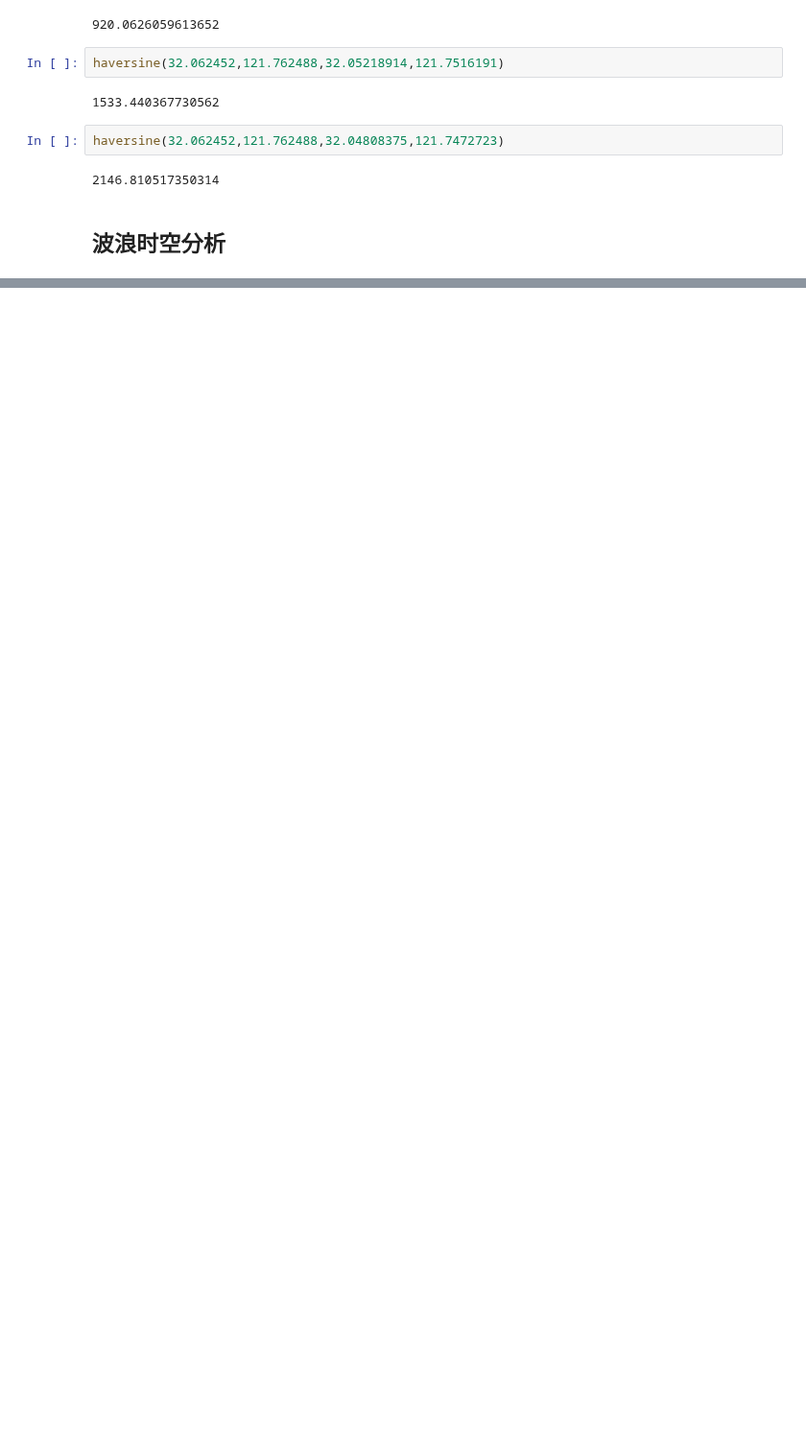
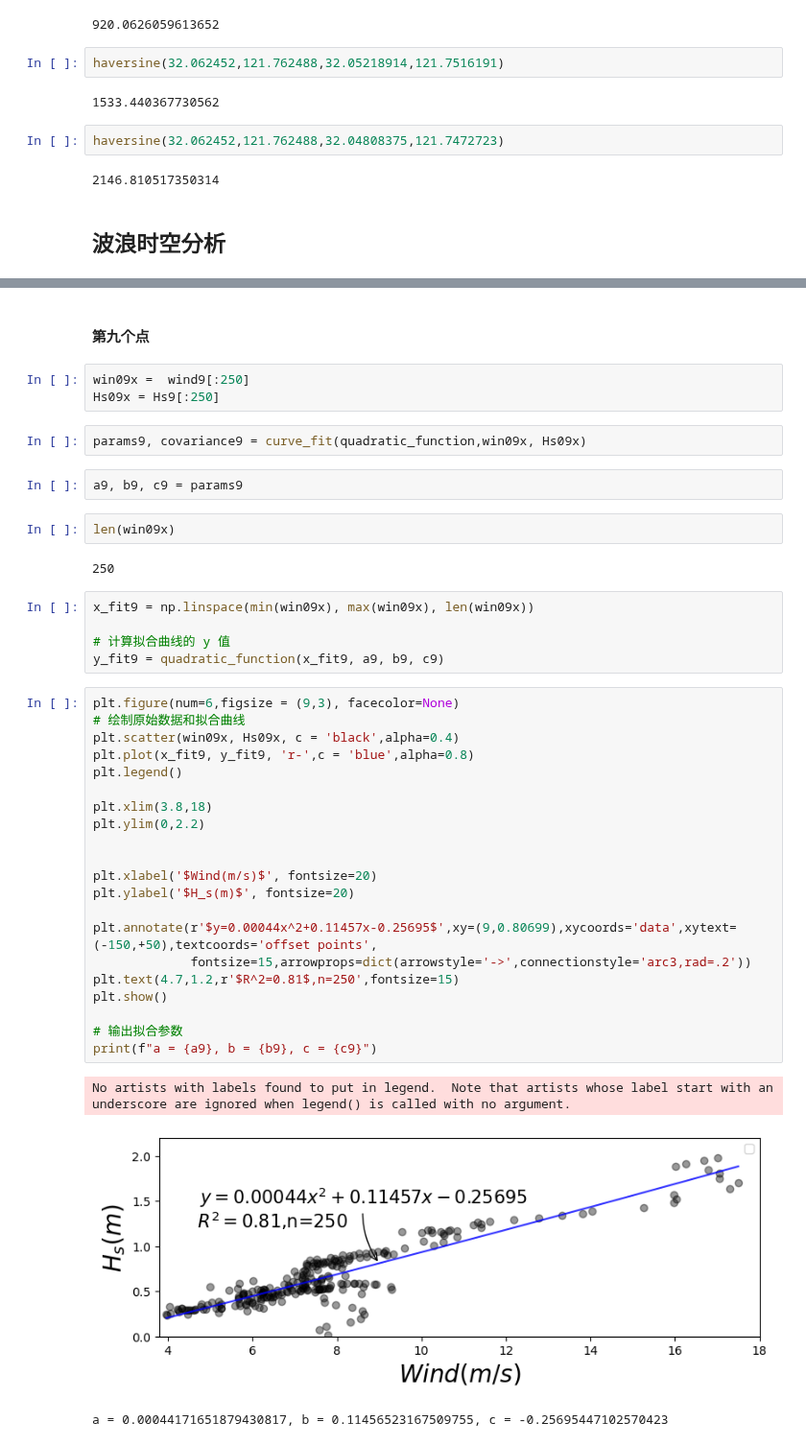
Before and after one commit to jackyvava/CodeWaveVegetation, a Jupyter notebook: code.ipynb, the cells around one changed output, grey strips where cells are left out. Shown at 96% size. Cells and saved outputs as stored; diff of their text form; blank space fills up the shorter version.

```diff
--- a/code.ipynb
+++ b/code.ipynb
@@ -2326,0 +2566,43 @@ haversine(32.062452,121.762488,32.04808375,121.7472723)
+# %% [markdown]
+#### 第九个点
+# %%
+win09x =  wind9[:250]
+Hs09x = Hs9[:250]
+# %%
+params9, covariance9 = curve_fit(quadratic_function,win09x, Hs09x)
+# %%
+a9, b9, c9 = params9
+# %%
+len(win09x)
+# %% [output]
+250
+# %%
+x_fit9 = np.linspace(min(win09x), max(win09x), len(win09x))
+
+# 计算拟合曲线的 y 值
+y_fit9 = quadratic_function(x_fit9, a9, b9, c9)
+# %%
+plt.figure(num=6,figsize = (9,3), facecolor=None)
+# 绘制原始数据和拟合曲线
+plt.scatter(win09x, Hs09x, c = 'black',alpha=0.4)
+plt.plot(x_fit9, y_fit9, 'r-',c = 'blue',alpha=0.8)
+plt.legend()
+
+plt.xlim(3.8,18)
+plt.ylim(0,2.2)
+
+
+plt.xlabel('$Wind(m/s)$', fontsize=20)
+plt.ylabel('$H_s(m)$', fontsize=20)
+
+plt.annotate(r'$y=0.00044x^2+0.11457x-0.25695$',xy=(9,0.80699),xycoords='data',xytext=(-150,+50),textcoords='offset points',
+             fontsize=15,arrowprops=dict(arrowstyle='->',connectionstyle='arc3,rad=.2'))
+plt.text(4.7,1.2,r'$R^2=0.81$,n=250',fontsize=15)
+plt.show()
+
+# 输出拟合参数
+print(f"a = {a9}, b = {b9}, c = {c9}")
+# %% [output]
+No artists with labels found to put in legend.  Note that artists whose label start with an underscore are ignored when legend() is called with no argument.
+[figure, added]
+a = 0.00044171651879430817, b = 0.11456523167509755, c = -0.25695447102570423
```
Also changed, not shown: parts of 31 cells of this notebook, 2 other files.
